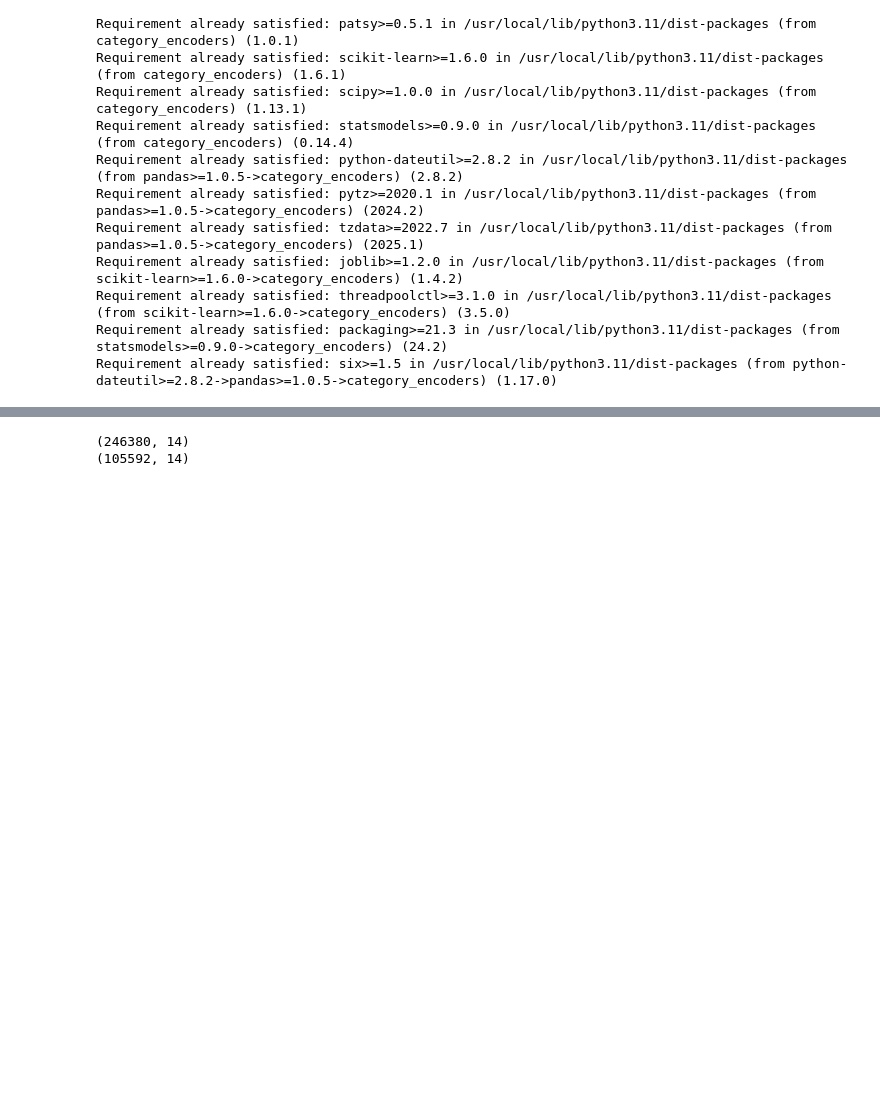
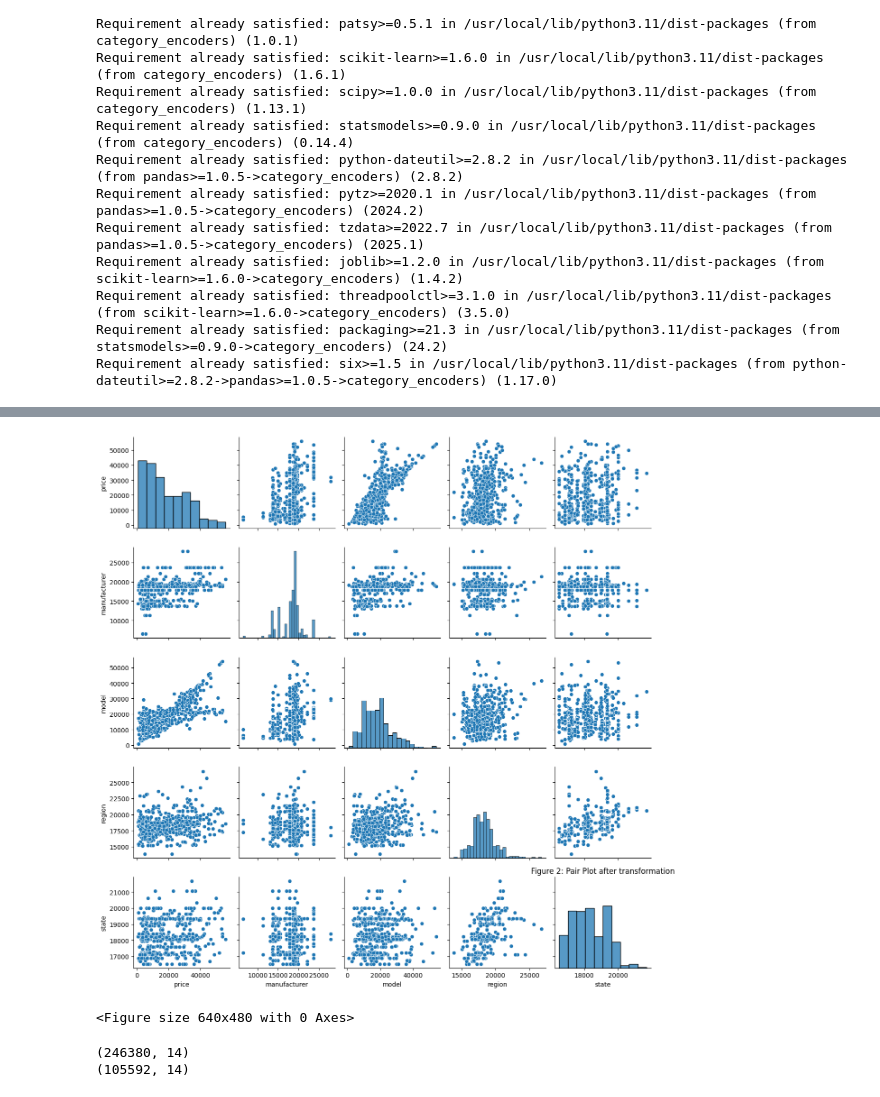
Before and after one commit to MRiDeb/Vehicles, a Jupyter notebook: prompt_II.ipynb, the cells around one changed output, grey strips where cells are left out. Cells and saved outputs as stored; diff of their text form; code cells hidden in the pictures; blank space fills up the shorter version.

```diff
--- a/prompt_II.ipynb
+++ b/prompt_II.ipynb
@@ -253,4 +256,17 @@ vehicle_tranformed.head()
 | 393512 | 15830.741242 | 3500 | 1997 | 19965.335361 | 2518.33749 | 17180.61098 | 18775.839916 | 17297.991357 | 190000 | ... |
 | 105457 | 17321.075759 | 9999 | 2003 | 19965.335361 | 8689.149579 | 17180.61098 | 18775.839916 | 17297.991357 | 136371 | ... |
 | 125718 | 18599.656977 | 6000 | 2003 | 19965.335361 | 8689.149579 | 17180.61098 | 18775.839916 | 17297.991357 | 186567 | ... |
+# %%
+# Let check the plots after data is transformed.
+df2=vehicle_tranformed.sample(500)
+df2.shape
+
+sns.pairplot(data=df2, vars=['price','manufacturer', 'model', 'region',	'state' ])
+plt.title('Figure 2: Pair Plot after transformation')
+plt.tight_layout()
+plt.show()
+plt.savefig('/content/sample_data/pairplot2.png')
+# %% [output]
+[figure, added]
+<Figure size 640x480 with 0 Axes>
 # %%
```
Also changed, not shown: parts of 8 cells of this notebook.
